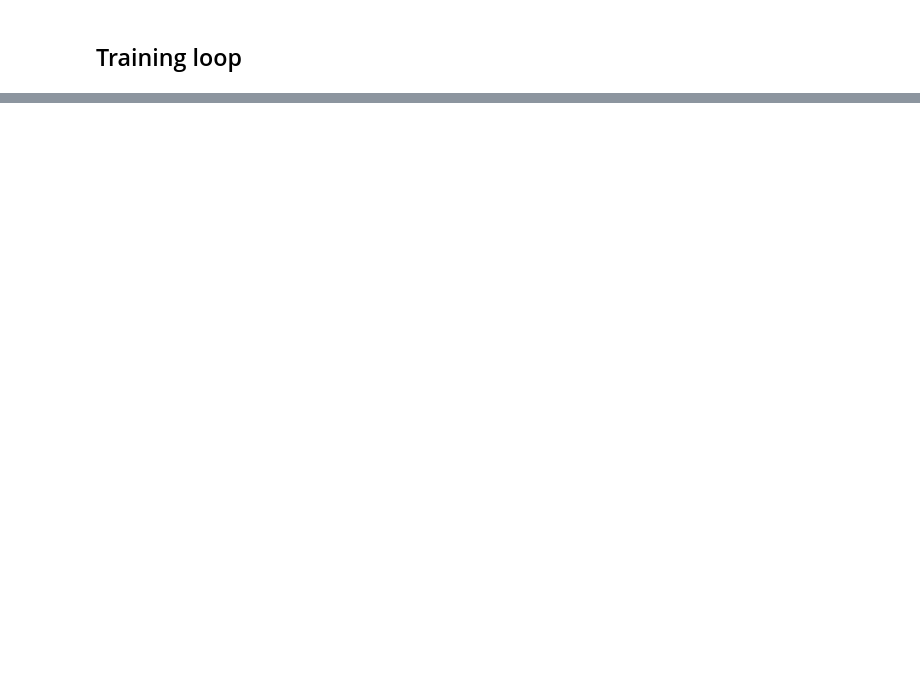
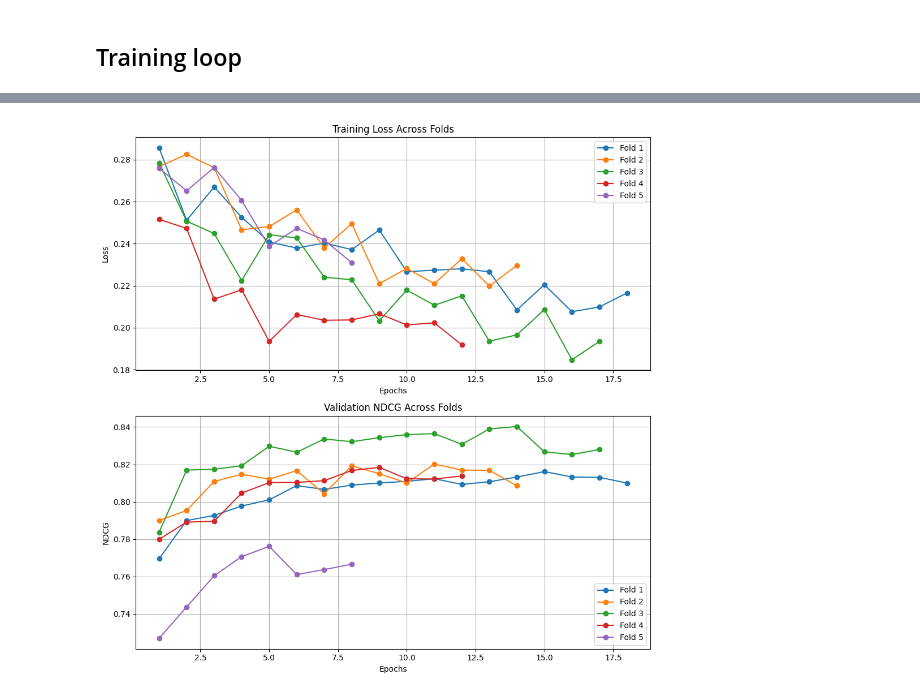
Before and after one commit to derickkan3356/Game-Recommendation-System, a Jupyter notebook: modeling/neural_network.ipynb, the cells around one changed output, grey strips where cells are left out. Cells and saved outputs as stored; diff of their text form; code cells hidden in the pictures; blank space fills up the shorter version.

```diff
--- a/modeling/neural_network.ipynb
+++ b/modeling/neural_network.ipynb
@@ -702,0 +877,32 @@ for key, value in best_trial.params.items():
+# %%
+best_training_loss = best_trial.user_attrs['training_loss']
+best_validation_loss = best_trial.user_attrs['validation_ndcg']
+
+fig, axes = plt.subplots(2, 1, figsize=(10, 10))
+
+# Training Loss Plot
+for fold_idx, train_loss in enumerate(best_training_loss):
+    epochs = range(1, len(train_loss) + 1)
+    axes[0].plot(epochs, train_loss, label=f'Fold {fold_idx + 1}', marker='o')
+
+axes[0].set_title('Training Loss Across Folds')
+axes[0].set_xlabel('Epochs')
+axes[0].set_ylabel('Loss')
+axes[0].legend()
+axes[0].grid()
+
+# Validation NDCG Plot
+for fold_idx, val_ndcg in enumerate(best_validation_loss):
+    epochs = range(1, len(val_ndcg) + 1)
+    axes[1].plot(epochs, val_ndcg, label=f'Fold {fold_idx + 1}', marker='o')
+
+axes[1].set_title('Validation NDCG Across Folds')
+axes[1].set_xlabel('Epochs')
+axes[1].set_ylabel('NDCG')
+axes[1].legend()
+axes[1].grid()
+
+plt.tight_layout()
+plt.show()
+# %% [output]
+[figure, added]
```
Also changed, not shown: parts of 29 cells of this notebook, 2 other files.
